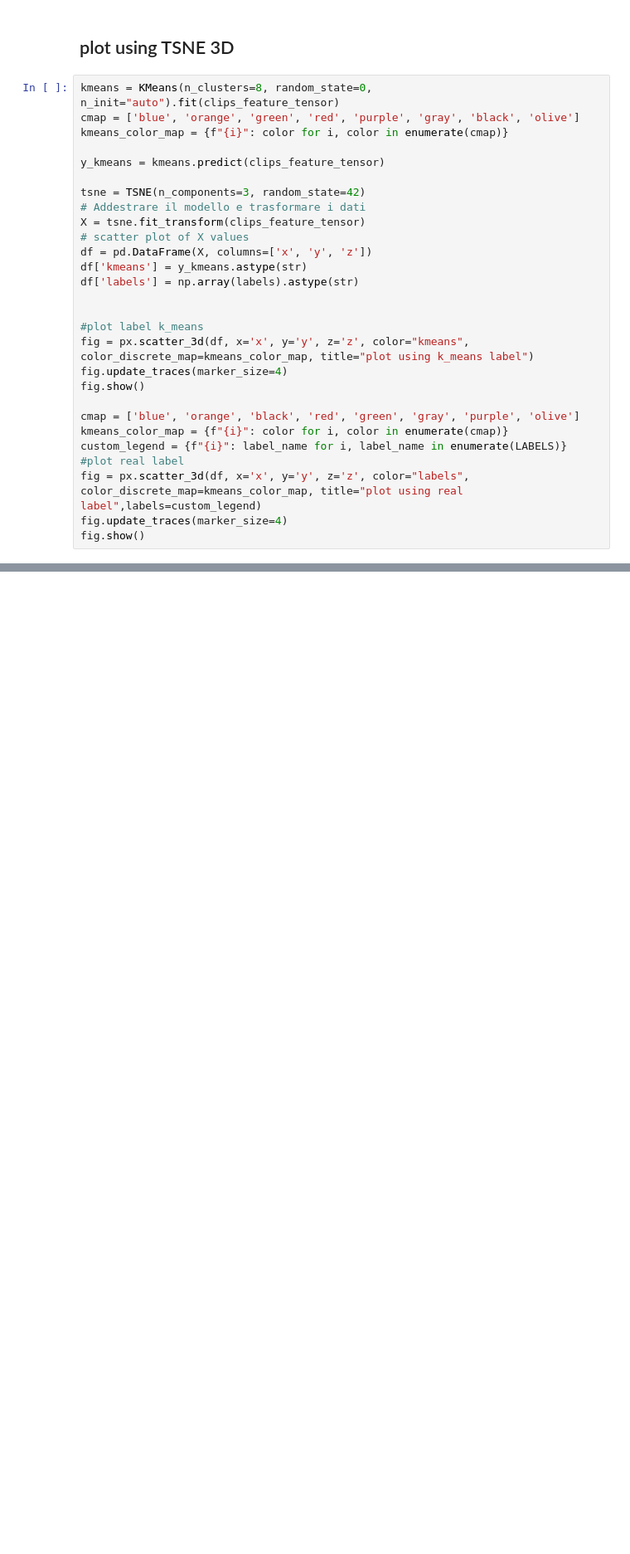
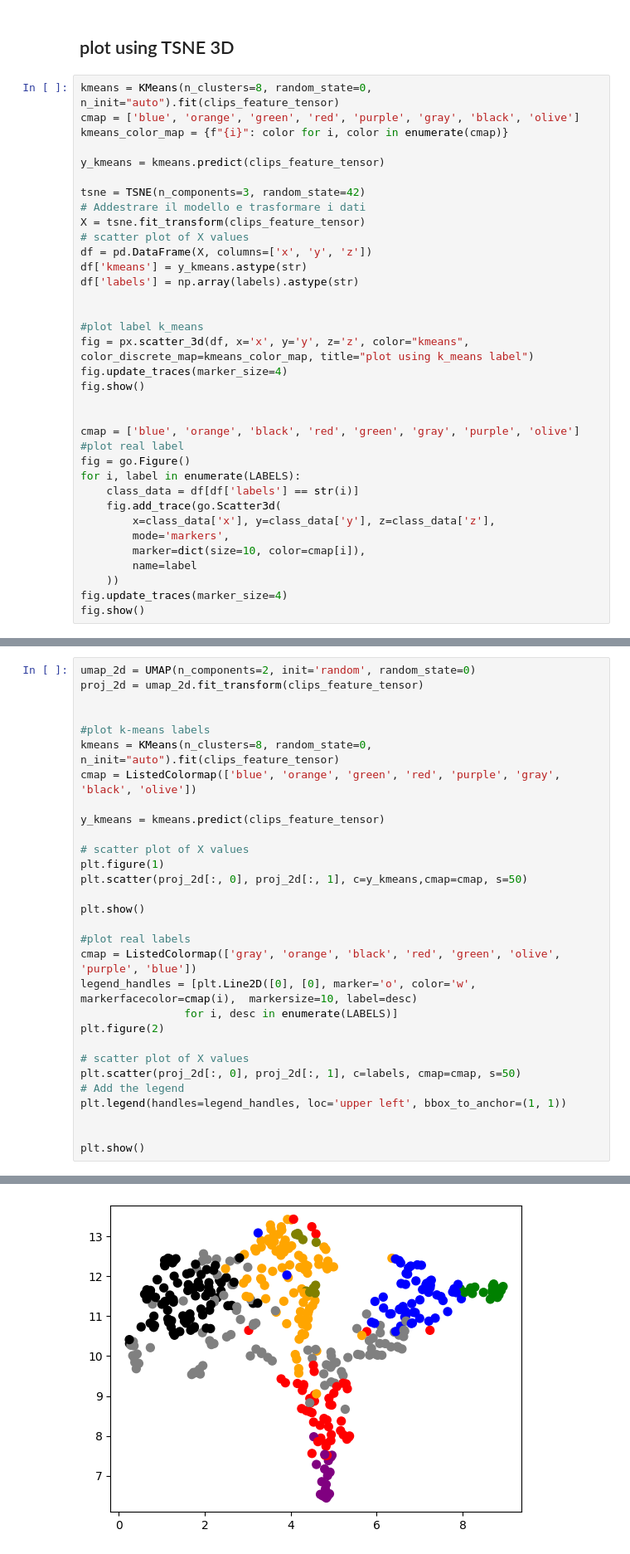
Before and after one commit to Andrew64-bit/Egocentric-Vision, a Jupyter notebook: my_colab_runner.ipynb, the cells around one changed output, grey strips where cells are left out. Shown at 83% size. Cells and saved outputs as stored; diff of their text form; blank space fills up the shorter version.

Commit message:
added umap

```diff
--- a/my_colab_runner.ipynb
+++ b/my_colab_runner.ipynb
@@ -178,10 +188,17 @@ fig = px.scatter_3d(df, x='x', y='y', z='z', color="kmeans", color_discrete_map=
 fig.update_traces(marker_size=4)
 fig.show()
 
+
 cmap = ['blue', 'orange', 'black', 'red', 'green', 'gray', 'purple', 'olive']
-kmeans_color_map = {f"{i}": color for i, color in enumerate(cmap)}
-custom_legend = {f"{i}": label_name for i, label_name in enumerate(LABELS)}
 #plot real label
-fig = px.scatter_3d(df, x='x', y='y', z='z', color="labels", color_discrete_map=kmeans_color_map, title="plot using real label",labels=custom_legend)
+fig = go.Figure()
+for i, label in enumerate(LABELS):
+    class_data = df[df['labels'] == str(i)]
+    fig.add_trace(go.Scatter3d(
+        x=class_data['x'], y=class_data['y'], z=class_data['z'],
+        mode='markers',
+        marker=dict(size=10, color=cmap[i]),
+        name=label
+    ))
 fig.update_traces(marker_size=4)
 fig.show()
@@ -226,0 +207,31 @@ Command failed with return code 1
+# %%
+umap_2d = UMAP(n_components=2, init='random', random_state=0)
+proj_2d = umap_2d.fit_transform(clips_feature_tensor)
+
+
+#plot k-means labels
+kmeans = KMeans(n_clusters=8, random_state=0, n_init="auto").fit(clips_feature_tensor)
+cmap = ListedColormap(['blue', 'orange', 'green', 'red', 'purple', 'gray', 'black', 'olive'])
+
+y_kmeans = kmeans.predict(clips_feature_tensor)
+
+# scatter plot of X values
+plt.figure(1)
+plt.scatter(proj_2d[:, 0], proj_2d[:, 1], c=y_kmeans,cmap=cmap, s=50)
+
+plt.show()
+
+#plot real labels
+cmap = ListedColormap(['gray', 'orange', 'black', 'red', 'green', 'olive', 'purple', 'blue'])
+legend_handles = [plt.Line2D([0], [0], marker='o', color='w', markerfacecolor=cmap(i),  markersize=10, label=desc)
+                for i, desc in enumerate(LABELS)]
+plt.figure(2)
+
+# scatter plot of X values
+plt.scatter(proj_2d[:, 0], proj_2d[:, 1], c=labels, cmap=cmap, s=50)
+# Add the legend
+plt.legend(handles=legend_handles, loc='upper left', bbox_to_anchor=(1, 1))
+
+
+plt.show()
+# %% [output]
@@ -226,0 +239 @@ Command failed with return code 1
+[figure, added]
```
Also changed, not shown: parts of 10 cells of this notebook, 2 other files.
